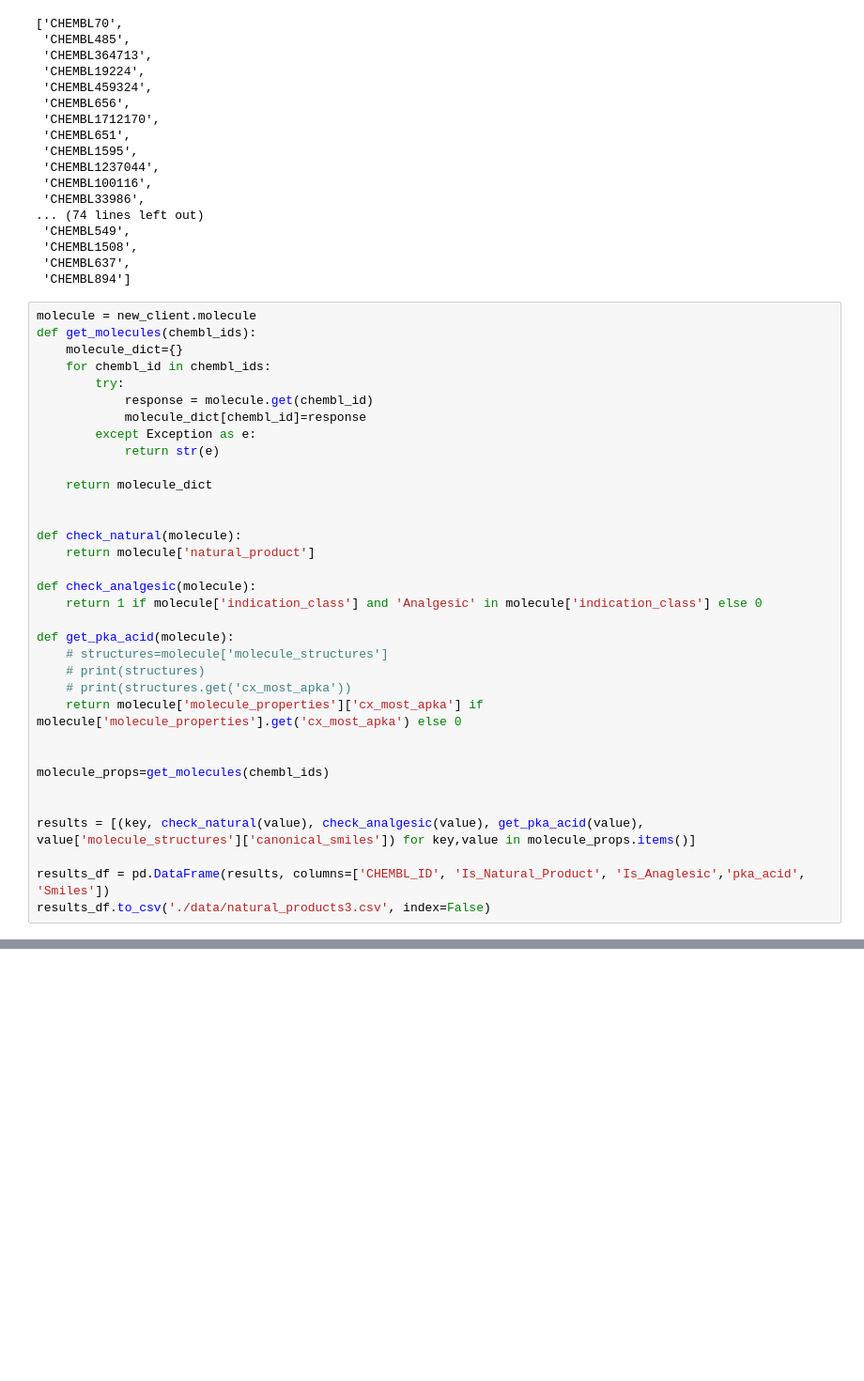
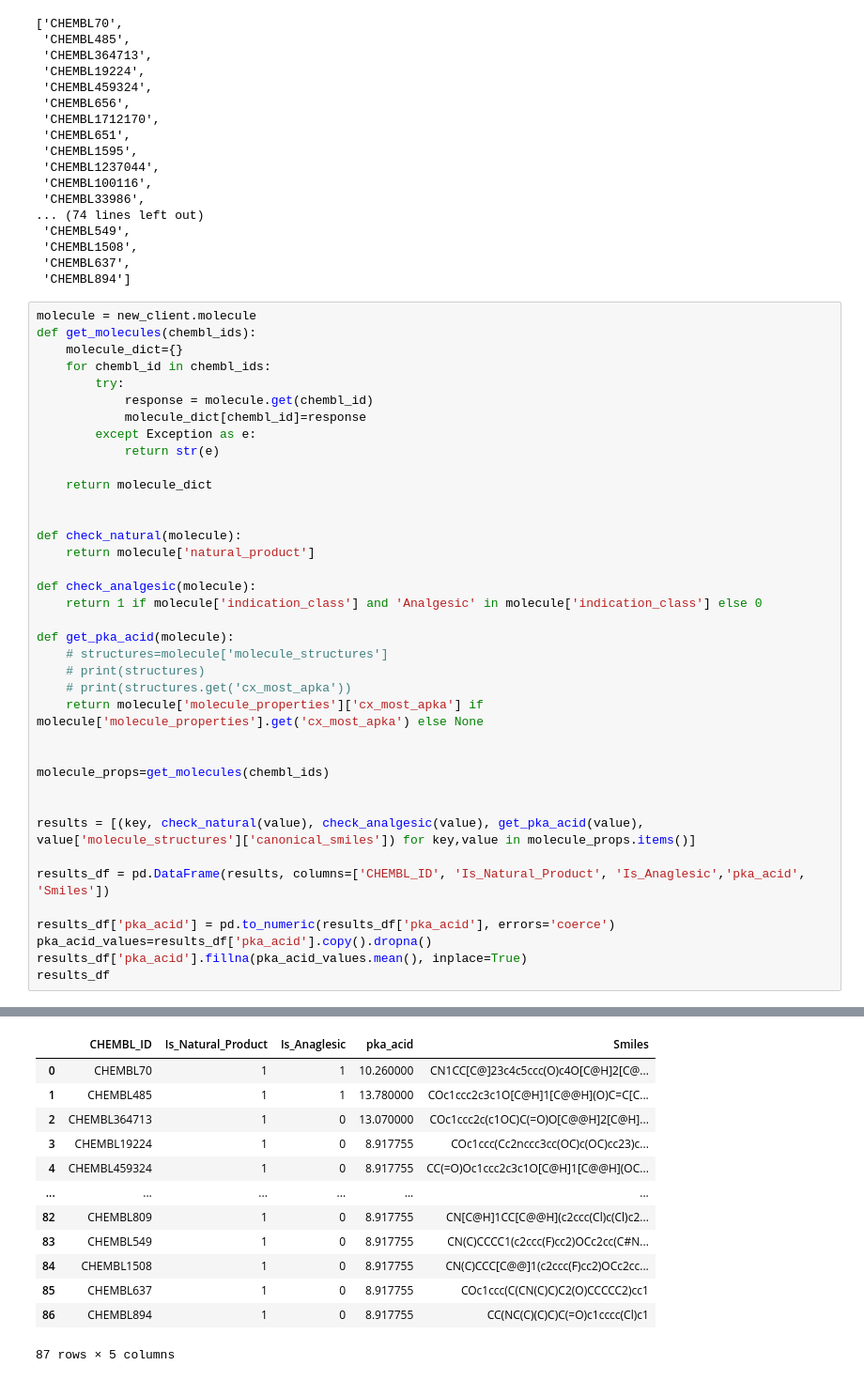
Before and after one commit to JKosciukiewicz/MLDD_Project, a Jupyter notebook: check_properties_chembl.ipynb, the cells around one changed output, grey strips where cells are left out. Shown at 94% size. Drawn from its saved outputs; the diff is of its cells as text; blank space fills up the shorter version.

Commit message:
Replaced missing with mean

```diff
--- a/check_properties_chembl.ipynb
+++ b/check_properties_chembl.ipynb
@@ -52,7 +52,7 @@ def get_pka_acid(molecule):
     # structures=molecule['molecule_structures']
     # print(structures)
     # print(structures.get('cx_most_apka'))
-    return molecule['molecule_properties']['cx_most_apka'] if molecule['molecule_properties'].get('cx_most_apka') else 0
+    return molecule['molecule_properties']['cx_most_apka'] if molecule['molecule_properties'].get('cx_most_apka') else None
 
 
 molecule_props=get_molecules(chembl_ids)
@@ -61,4 +61,9 @@ molecule_props=get_molecules(chembl_ids)
 results = [(key, check_natural(value), check_analgesic(value), get_pka_acid(value), value['molecule_structures']['canonical_smiles']) for key,value in molecule_props.items()]
 
 results_df = pd.DataFrame(results, columns=['CHEMBL_ID', 'Is_Natural_Product', 'Is_Anaglesic','pka_acid', 'Smiles'])
-results_df.to_csv('./data/natural_products3.csv', index=False)
+
+results_df['pka_acid'] = pd.to_numeric(results_df['pka_acid'], errors='coerce')
+pka_acid_values=results_df['pka_acid'].copy().dropna()
+results_df['pka_acid'].fillna(pka_acid_values.mean(), inplace=True)
+results_df
+# %% [output]
@@ -64,0 +76,13 @@ results_df.to_csv('./data/natural_products3.csv', index=False)
+|  | CHEMBL_ID | Is_Natural_Product | Is_Anaglesic | pka_acid | Smiles |
+| 0 | CHEMBL70 | 1 | 1 | 10.260000 | CN1CC[C@]23c4c5ccc(O)c4O[C@H]2[C@... |
+| 1 | CHEMBL485 | 1 | 1 | 13.780000 | COc1ccc2c3c1O[C@H]1[C@@H](O)C=C[C... |
+| 2 | CHEMBL364713 | 1 | 0 | 13.070000 | COc1ccc2c(c1OC)C(=O)O[C@@H]2[C@H]... |
+| 3 | CHEMBL19224 | 1 | 0 | 8.917755 | COc1ccc(Cc2nccc3cc(OC)c(OC)cc23)c... |
+| 4 | CHEMBL459324 | 1 | 0 | 8.917755 | CC(=O)Oc1ccc2c3c1O[C@H]1[C@@H](OC... |
+| ... | ... | ... | ... | ... | ... |
+| 82 | CHEMBL809 | 1 | 0 | 8.917755 | CN[C@H]1CC[C@@H](c2ccc(Cl)c(Cl)c2... |
+| 83 | CHEMBL549 | 1 | 0 | 8.917755 | CN(C)CCCC1(c2ccc(F)cc2)OCc2cc(C#N... |
+| 84 | CHEMBL1508 | 1 | 0 | 8.917755 | CN(C)CCC[C@@]1(c2ccc(F)cc2)OCc2cc... |
+| 85 | CHEMBL637 | 1 | 0 | 8.917755 | COc1ccc(C(CN(C)C)C2(O)CCCCC2)cc1 |
+| 86 | CHEMBL894 | 1 | 0 | 8.917755 | CC(NC(C)(C)C)C(=O)c1cccc(Cl)c1 |
+87 rows × 5 columns
```
Also changed, not shown: parts of 2 cells of this notebook, 1 other file.
